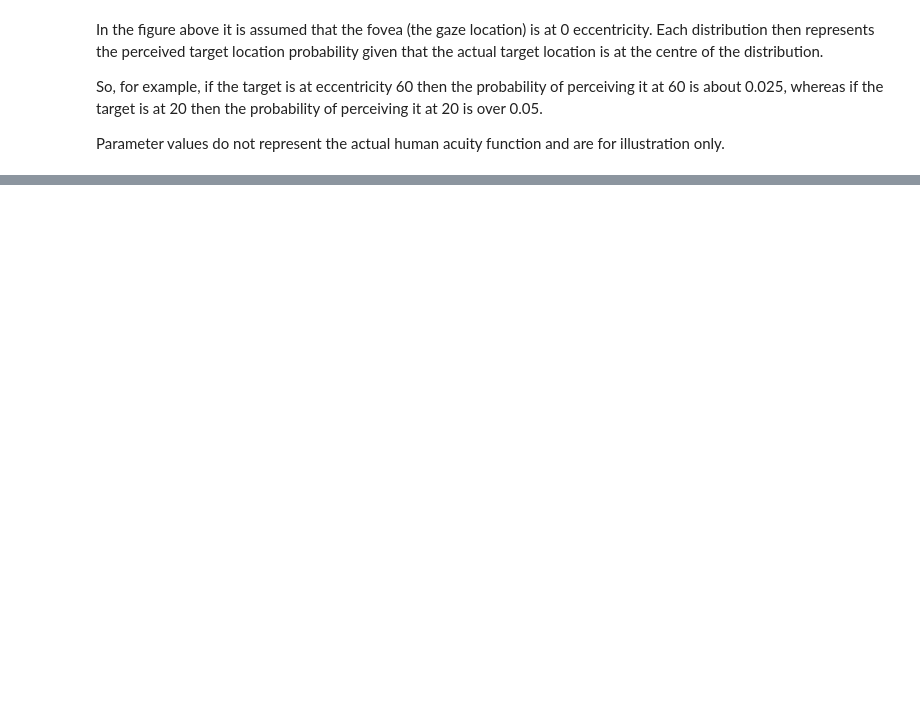
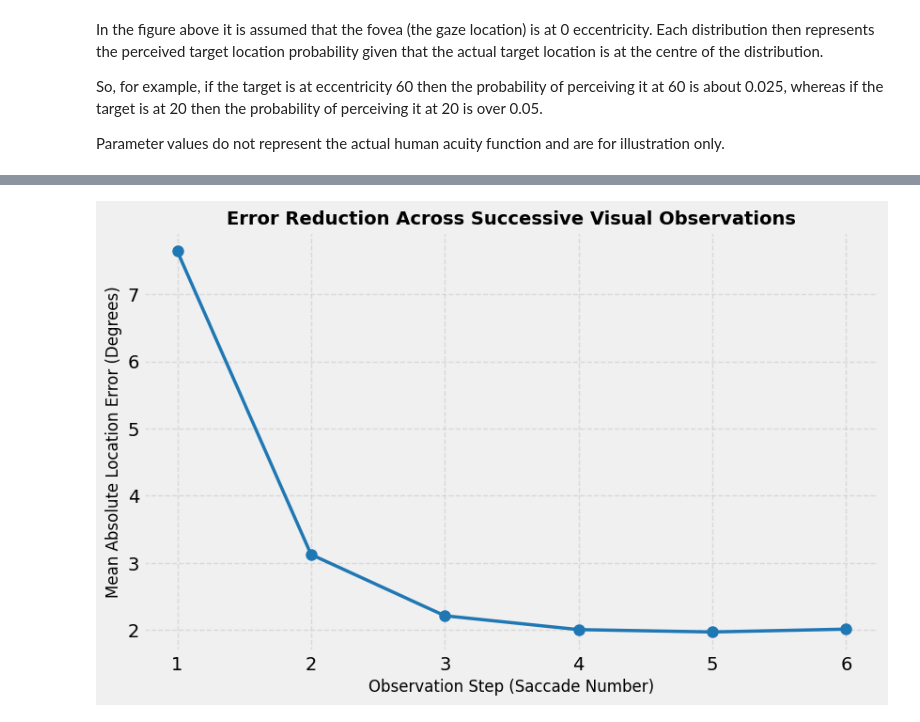
Before and after one commit to YUZURUonice/Computational-Design-and-Interaction, a Jupyter notebook: 02-DeepRL/foveated_vision.ipynb, the cells around one changed output, grey strips where cells are left out. Cells and saved outputs as stored; diff of their text form; code cells hidden in the pictures; blank space fills up the shorter version.

```diff
--- a/02-DeepRL/foveated_vision.ipynb
+++ b/02-DeepRL/foveated_vision.ipynb
@@ -74,0 +106,75 @@ Parameter values do not represent the actual human acuity function and are for i
+# %%
+import numpy as np
+import matplotlib.pyplot as plt
+
+# Define model parameters from the notebook
+fixed_noise = 2.0
+noise_parameter = 0.25
+
+# ---------------------------------------------------------
+# 1. Function to simulate single-trial successive observations
+# ---------------------------------------------------------
+def simulate_single_trial(true_loc, steps=5):
+    """
+    Simulates successive gaze moves (saccades) towards a target location.
+    Returns a list of location estimation errors for each step.
+    """
+    gaze_loc = 0.0  # Initial gaze position is at the origin (0)
+    error_history = []
+
+    for _ in range(steps):
+        # Calculate current retinal eccentricity relative to gaze location
+        eccentricity = abs(true_loc - gaze_loc)
+
+        # Calculate noise standard deviation based on eccentricity
+        sigma = fixed_noise + noise_parameter * eccentricity
+
+        # Generate stochastic perceived location using Gaussian sampling
+        perceived_loc = np.random.normal(loc=true_loc, scale=sigma)
+
+        # Record current estimation error
+        error = abs(perceived_loc - true_loc)
+        error_history.append(error)
+
+        # Move eyes to the perceived location for the next observation
+        gaze_loc = perceived_loc
+
+    return error_history
+
+# ---------------------------------------------------------
+# 2. Run multiple simulated trials and compute mean error
+# ---------------------------------------------------------
+n_trials = 1000
+max_steps = 6
+
+# Store errors across all trials
+all_trials_errors = np.zeros((n_trials, max_steps))
+
+for i in range(n_trials):
+    # Uniformly sample a true target location between -60 and 60 degrees
+    true_target = np.random.uniform(-60, 60)
+    all_trials_errors[i] = simulate_single_trial(true_target, steps=max_steps)
+
+# Calculate mean error for each observation step across all trials
+mean_errors = np.mean(all_trials_errors, axis=0)
+
+# Print average error results
+print("--- Successive Observation Error Reduction ---")
+for step, err in enumerate(mean_errors, start=1):
+    print(f"Observation Step {step}: Mean Error = {err:.2f}")
+
+# ---------------------------------------------------------
+# 3. Plot error reduction across successive observations
+# ---------------------------------------------------------
+plt.figure(figsize=(9, 5.5))
+plt.plot(range(1, max_steps + 1), mean_errors, 'o-', color='#1f77b4', linewidth=2.5, markersize=8)
+
+# Chart labels and annotations in English
+plt.title('Error Reduction Across Successive Visual Observations', fontsize=14, fontweight='bold')
+plt.xlabel('Observation Step (Saccade Number)', fontsize=12)
+plt.ylabel('Mean Absolute Location Error (Degrees)', fontsize=12)
+plt.xticks(range(1, max_steps + 1))
+plt.grid(True, linestyle='--', alpha=0.6)
+
+plt.show()
+# %% [output]
@@ -75,3 +188,4 @@ Parameter values do not represent the actual human acuity function and are for i
+[figure, added]
 # %% [markdown]
 ### Exercise
 
```
Also changed, not shown: parts of 4 cells of this notebook.
